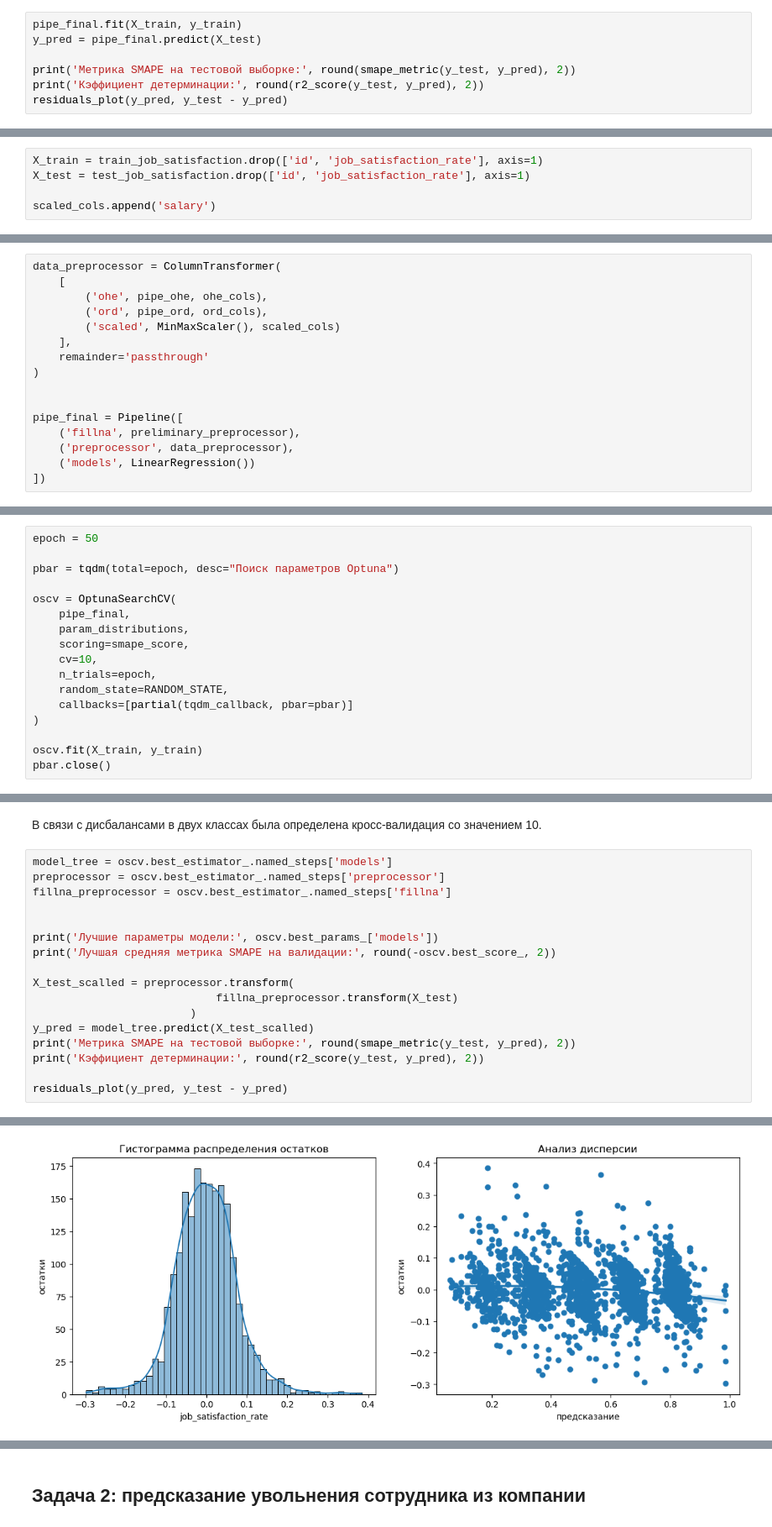
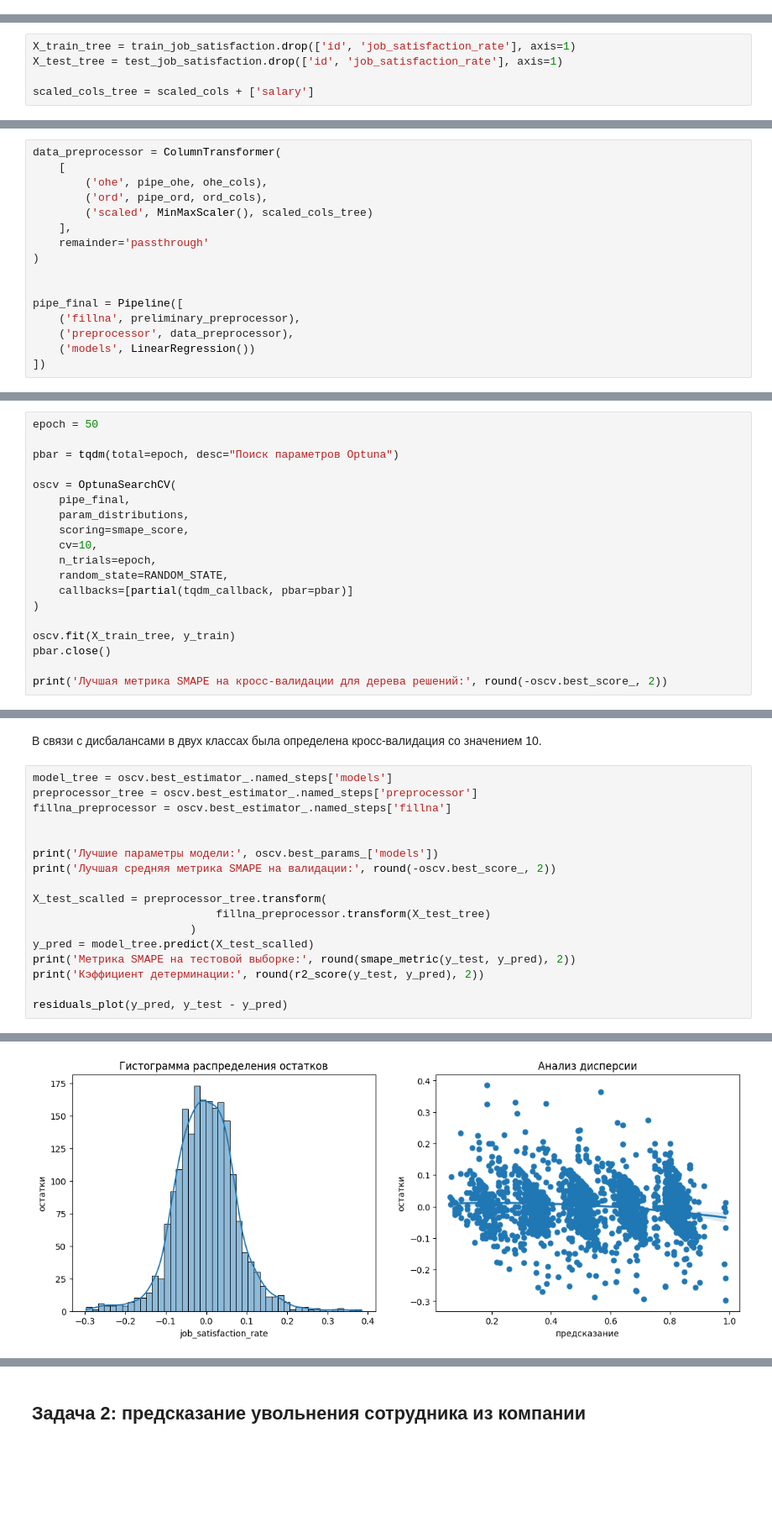
Before and after one commit to serguntsov/ML_HR_ANALYST, a Jupyter notebook: satisfaction_rate_job.ipynb, the cells around one changed output, grey strips where cells are left out. Shown at 84% size. Drawn from its saved outputs; the diff is of its cells as text; blank space fills up the shorter version.

```diff
--- a/satisfaction_rate_job.ipynb
+++ b/satisfaction_rate_job.ipynb
@@ -627,10 +629,3 @@ def residuals_plot(predictions, residuals):
     plt.show()
 # %% [markdown]
 #### Модель линейной регрессии
-# %%
-pipe_final.fit(X_train, y_train)
-y_pred = pipe_final.predict(X_test)
-
-print('Метрика SMAPE на тестовой выборке:', round(smape_metric(y_test, y_pred), 2))
-print('Кэффициент детерминации:', round(r2_score(y_test, y_pred), 2))
-residuals_plot(y_pred, y_test - y_pred)
@@ -661,10 +660,10 @@ plt.show()
 # %% [markdown]
 #### Модель дерева решений
 # %%
-X_train = train_job_satisfaction.drop(['id', 'job_satisfaction_rate'], axis=1)
-X_test = test_job_satisfaction.drop(['id', 'job_satisfaction_rate'], axis=1)
+X_train_tree = train_job_satisfaction.drop(['id', 'job_satisfaction_rate'], axis=1)
+X_test_tree = test_job_satisfaction.drop(['id', 'job_satisfaction_rate'], axis=1)
 
-scaled_cols.append('salary')
+scaled_cols_tree = scaled_cols + ['salary']
 # %% [markdown]
 Древовидные модели справляются с мультиколлинеарностью, поэтому для поиска наилучшей модели добавлен мультиколлинеарный признак `salary`
 # %%
@@ -672,7 +671,7 @@ data_preprocessor = ColumnTransformer(
     [
         ('ohe', pipe_ohe, ohe_cols),
         ('ord', pipe_ord, ord_cols),
-        ('scaled', MinMaxScaler(), scaled_cols)
+        ('scaled', MinMaxScaler(), scaled_cols_tree)
     ],
     remainder='passthrough'
 )
@@ -715,5 +714,7 @@ oscv = OptunaSearchCV(
     callbacks=[partial(tqdm_callback, pbar=pbar)]
 )
 
-oscv.fit(X_train, y_train)
+oscv.fit(X_train_tree, y_train)
 pbar.close()
+
+print('Лучшая метрика SMAPE на кросс-валидации для дерева решений:', round(-oscv.best_score_, 2))
@@ -721,15 +724,15 @@ pbar.close()
 В связи с дисбалансами в двух классах была определена кросс-валидация со значением 10.
 # %%
 model_tree = oscv.best_estimator_.named_steps['models']
-preprocessor = oscv.best_estimator_.named_steps['preprocessor']
+preprocessor_tree = oscv.best_estimator_.named_steps['preprocessor']
 fillna_preprocessor = oscv.best_estimator_.named_steps['fillna']
 
 
 print('Лучшие параметры модели:', oscv.best_params_['models'])
 print('Лучшая средняя метрика SMAPE на валидации:', round(-oscv.best_score_, 2))
 
-X_test_scalled = preprocessor.transform(
-                            fillna_preprocessor.transform(X_test)
+X_test_scalled = preprocessor_tree.transform(
+                            fillna_preprocessor.transform(X_test_tree)
                         )
 y_pred = model_tree.predict(X_test_scalled)
 print('Метрика SMAPE на тестовой выборке:', round(smape_metric(y_test, y_pred), 2))
@@ -741,6 +744,6 @@ residuals_plot(y_pred, y_test - y_pred)
                       random_state=42)
 Лучшая средняя метрика SMAPE на валидации: 14.21
 Метрика SMAPE на тестовой выборке: 13.58
 Кэффициент детерминации: 0.88
-[figure, old version]
+[figure, new version]
 # %%
```
Also changed, not shown: parts of 22 cells of this notebook, 1 other file.
